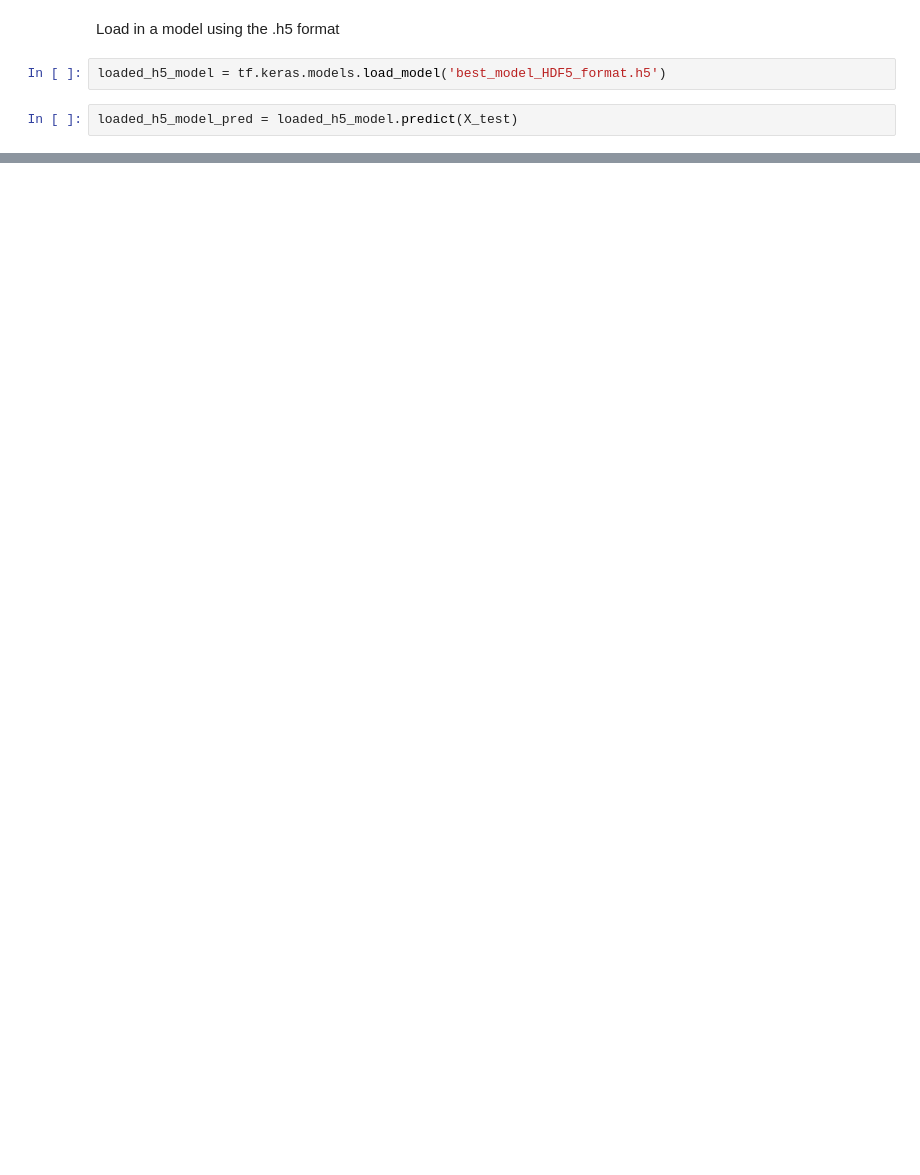
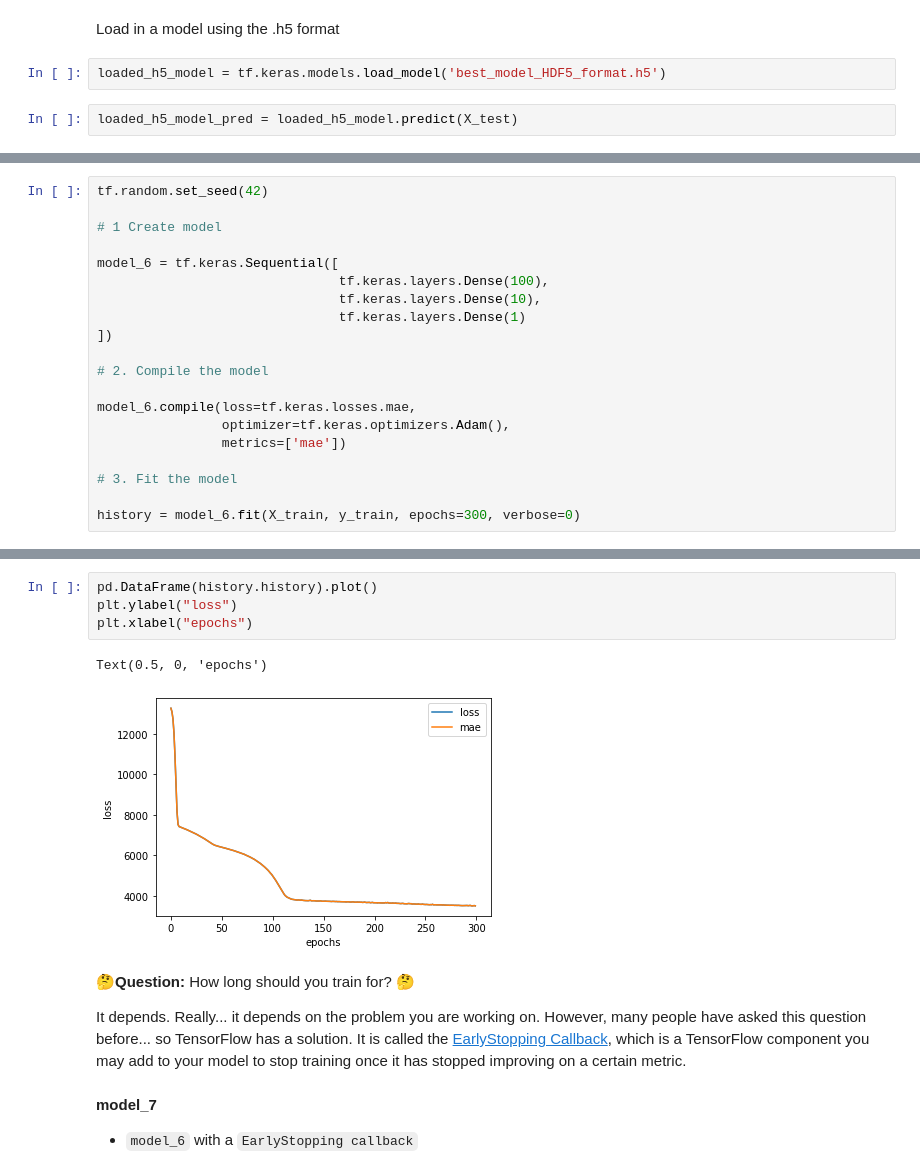
Before and after one commit to Tower5954/Intro_to_tensorflow, a Jupyter notebook: 01_neural_network_regression_with_tensorflow.ipynb, the cells around one changed output, grey strips where cells are left out. Saved outputs shown, nothing was run; the diff lists cells and outputs as text; blank space fills up the shorter version.

```diff
--- a/01_neural_network_regression_with_tensorflow.ipynb
+++ b/01_neural_network_regression_with_tensorflow.ipynb
@@ -1119,0 +1013,20 @@ _________________________________________________________________
+# %%
+tf.random.set_seed(42)
+
+# 1 Create model
+
+model_6 = tf.keras.Sequential([
+                               tf.keras.layers.Dense(100),
+                               tf.keras.layers.Dense(10),
+                               tf.keras.layers.Dense(1)
+])
+
+# 2. Compile the model
+
+model_6.compile(loss=tf.keras.losses.mae,
+                optimizer=tf.keras.optimizers.Adam(),
+                metrics=['mae'])
+
+# 3. Fit the model
+
+history = model_6.fit(X_train, y_train, epochs=300, verbose=0)
@@ -1119,0 +1038,18 @@ _________________________________________________________________
+# %%
+pd.DataFrame(history.history).plot()
+plt.ylabel("loss")
+plt.xlabel("epochs")
+# %% [output]
+Text(0.5, 0, 'epochs')
+[figure, added]
+# %% [markdown]
+🤔**Question:** How long should you train for? 🤔
+
+It depends. Really... it depends on the problem you are working on.
+However, many people have asked this question before... so TensorFlow
+has a solution.
+It is called the [EarlyStopping Callback](https://www.tensorflow.org/api_docs/python/tf/keras/callbacks/EarlyStopping),
+which is a TensorFlow component you may add to your model to stop training once it has stopped improving on a certain metric.
+# %% [markdown]
+**model_7**
+* `model_6` with a `EarlyStopping callback`
```
Also changed, not shown: parts of 125 cells of this notebook.
